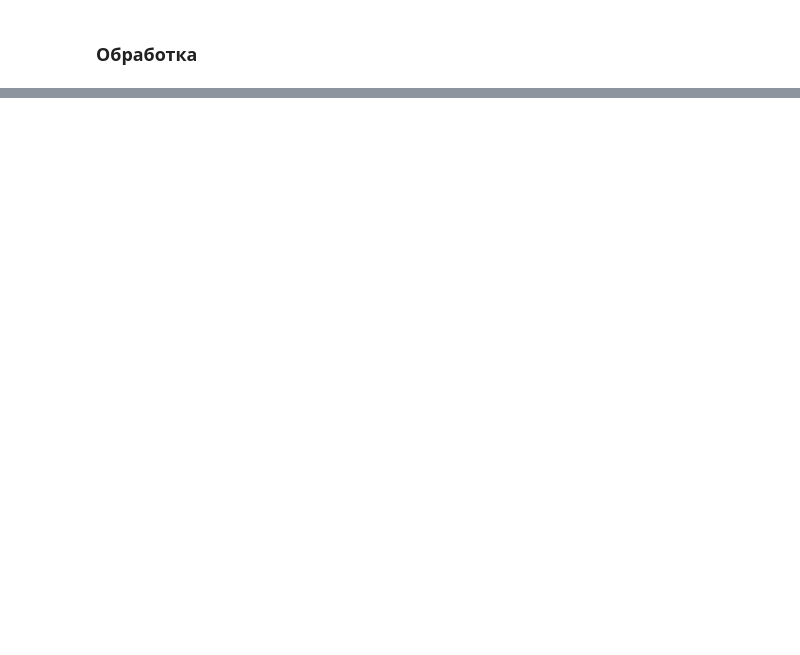
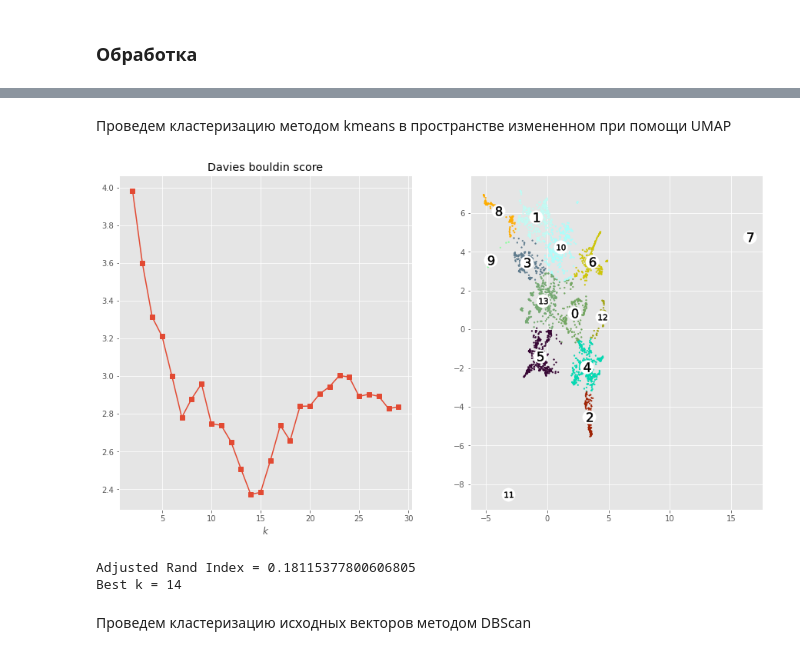
Before and after one commit to AndrKonst/hse_ml_2020, a Jupyter notebook: ML_LR3_Andronov.ipynb, the cells around one changed output, grey strips where cells are left out. Drawn from its saved outputs; the diff is of its cells as text; code cells hidden in the pictures; blank space fills up the shorter version.

```diff
--- a/ML_LR3_Andronov.ipynb
+++ b/ML_LR3_Andronov.ipynb
@@ -151,0 +311,51 @@ datetime.date(2020, 11, 23)
+# %% [markdown]
+Проведем кластеризацию методом kmeans в пространстве измененном при помощи UMAP
+# %%
+dbs = []
+max_k = 30
+
+tag_dict = {}
+y = []
+counter = 0
+
+for tag in news.Tag:
+    if not tag_dict.get(tag) and tag_dict.get(tag) != 0:
+        tag_dict[tag] = counter
+        counter +=1
+    y.append(tag_dict[tag])
+
+best_k = (2, 9999)
+for k in range(2, max_k):
+    kmeans = KMeans(n_clusters=k, random_state=1).fit(umaped_vct)
+    dbs_score = davies_bouldin_score(w2v_vectors, kmeans.labels_)
+    dbs.append(dbs_score)
+    if dbs_score < best_k[1]:
+        best_k = (k, dbs_score)
+
+kmeans = KMeans(n_clusters=best_k[0], random_state=1).fit(umaped_vct)
+
+fig, ax = plt.subplots(1, 2, figsize = (15, 8))
+
+ax[0].plot(range(2, max_k), dbs, marker='s')
+ax[0].set_xlabel('$k$')
+ax[0].set_title('Davies bouldin score')
+
+myclr=ListedColormap(choice(list(sns.xkcd_rgb.values()), max(kmeans.labels_)+1)) # Генерируем контрастную карту цветов.
+
+ax[1].scatter(umaped_vct[:, 0], umaped_vct[:, 1], s=3, c=kmeans.labels_, cmap=myclr)
+ax[1].scatter(kmeans.cluster_centers_[:, 0], kmeans.cluster_centers_[:, 1],
+                  marker='o', c="white", alpha=1, s=300)
+for i, c in enumerate(kmeans.cluster_centers_):
+        ax[1].scatter(c[0], c[1], marker='$%d$' % i, alpha=1, c='black', s = 150)
+
+
+plt.show()
+
+print('Adjusted Rand Index = ' + str(adjusted_rand_score(kmeans.labels_, y)))
+print('Best k = ' + str(best_k[0]))
+# %% [output]
+[figure, added]
+Adjusted Rand Index = 0.18115377800606805
+Best k = 14
+# %% [markdown]
+Проведем кластеризацию исходных векторов методом DBScan
```
Also changed, not shown: parts of 37 cells of this notebook.
